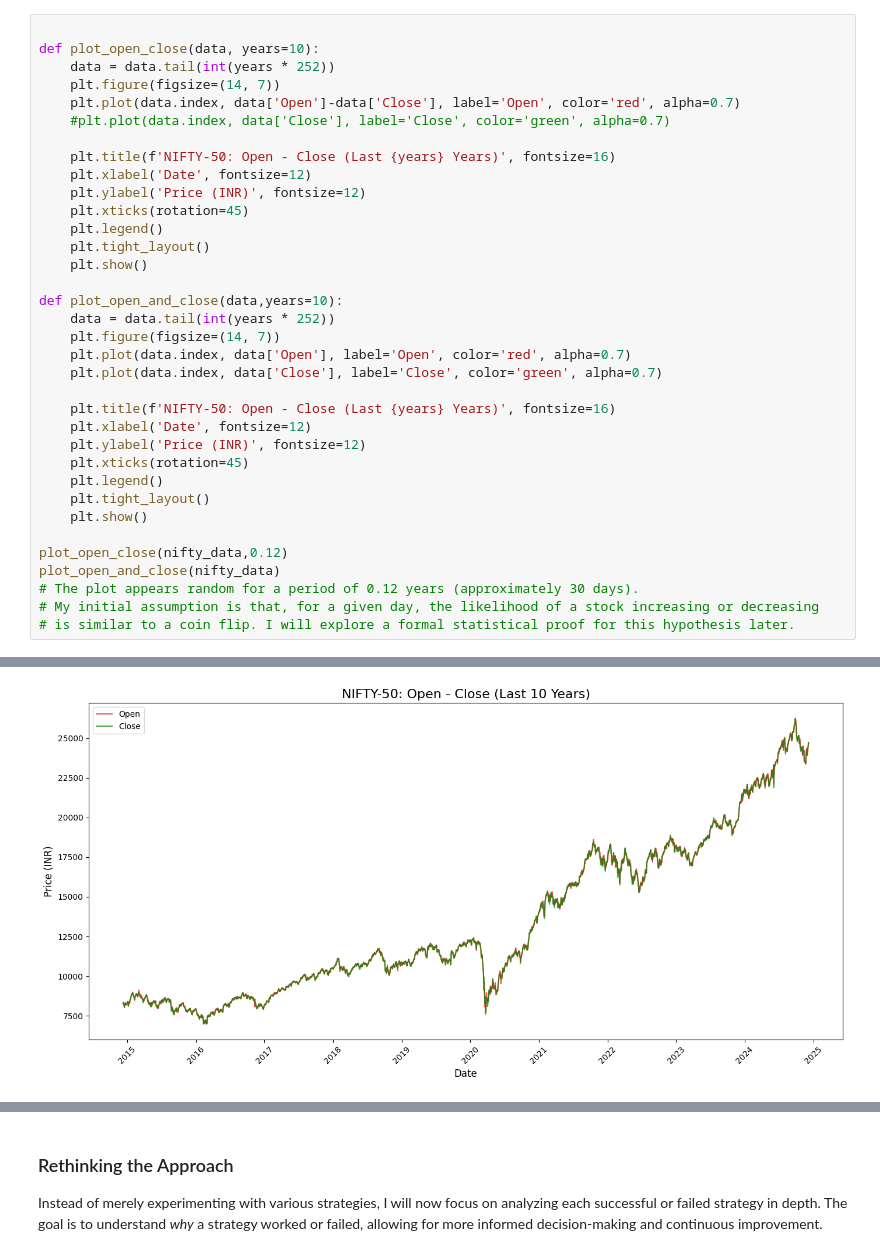
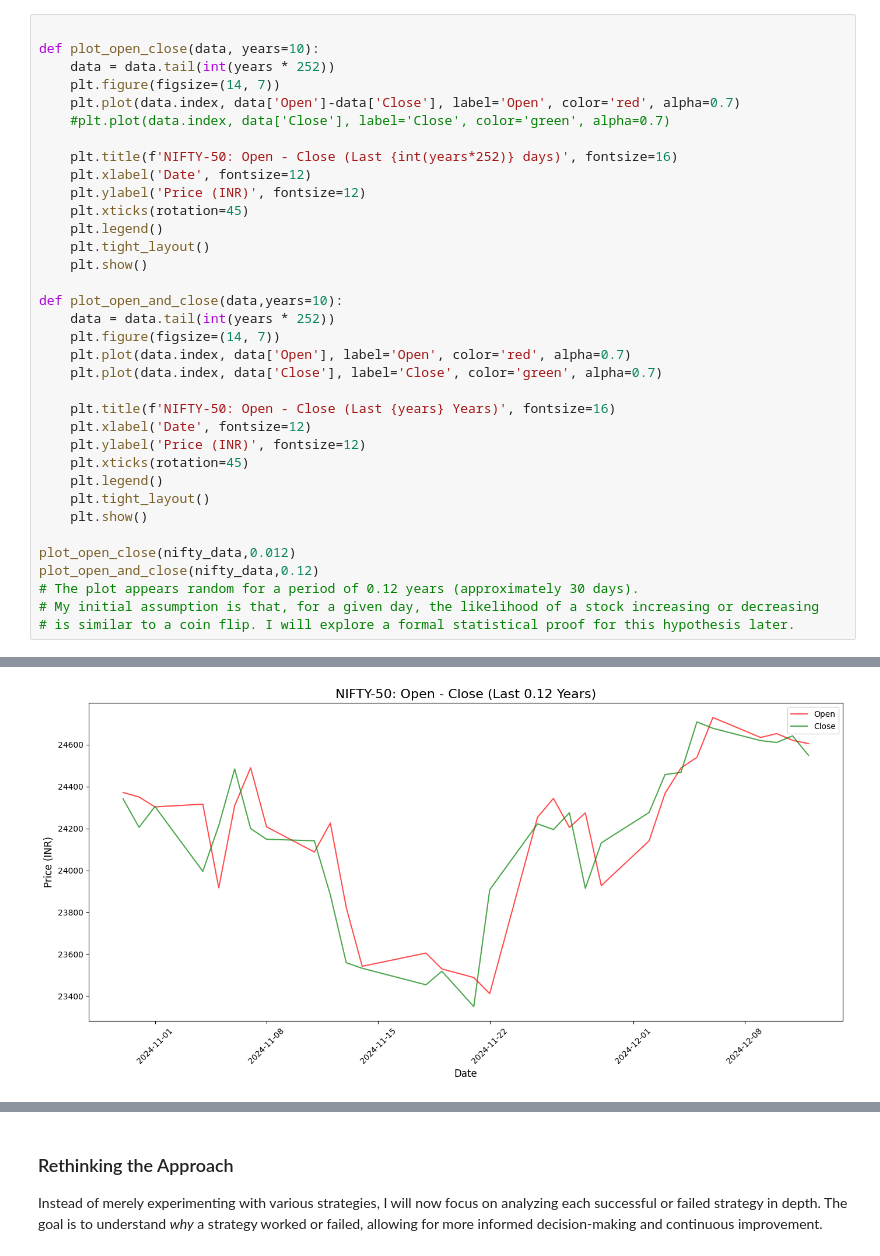
Before and after one commit to FaYMan2/Quant, a Jupyter notebook: main.ipynb, the cells around one changed output, grey strips where cells are left out. Cells and saved outputs as stored; diff of their text form.

```diff
--- a/main.ipynb
+++ b/main.ipynb
@@ -48,7 +51,7 @@ def plot_open_close(data, years=10):
     plt.plot(data.index, data['Open']-data['Close'], label='Open', color='red', alpha=0.7)
     #plt.plot(data.index, data['Close'], label='Close', color='green', alpha=0.7)
 
-    plt.title(f'NIFTY-50: Open - Close (Last {years} Years)', fontsize=16)
+    plt.title(f'NIFTY-50: Open - Close (Last {int(years*252)} days)', fontsize=16)
     plt.xlabel('Date', fontsize=12)
     plt.ylabel('Price (INR)', fontsize=12)
     plt.xticks(rotation=45)
@@ -70,8 +73,8 @@ def plot_open_and_close(data,years=10):
     plt.tight_layout()
     plt.show()
 
-plot_open_close(nifty_data,0.12)
-plot_open_and_close(nifty_data)
+plot_open_close(nifty_data,0.012)
+plot_open_and_close(nifty_data,0.12)
 # The plot appears random for a period of 0.12 years (approximately 30 days).
 # My initial assumption is that, for a given day, the likelihood of a stock increasing or decreasing
 # is similar to a coin flip. I will explore a formal statistical proof for this hypothesis later.
@@ -80,4 +83,4 @@ plot_open_and_close(nifty_data)
-[figure, old version]
+[figure, new version]
 # %%
 nifty_data['open_close_diff'] = nifty_data['Close'] - nifty_data['Open']
 nifty_data.tail(10)
```
Also changed, not shown: parts of 10 cells of this notebook, 1 other file.
